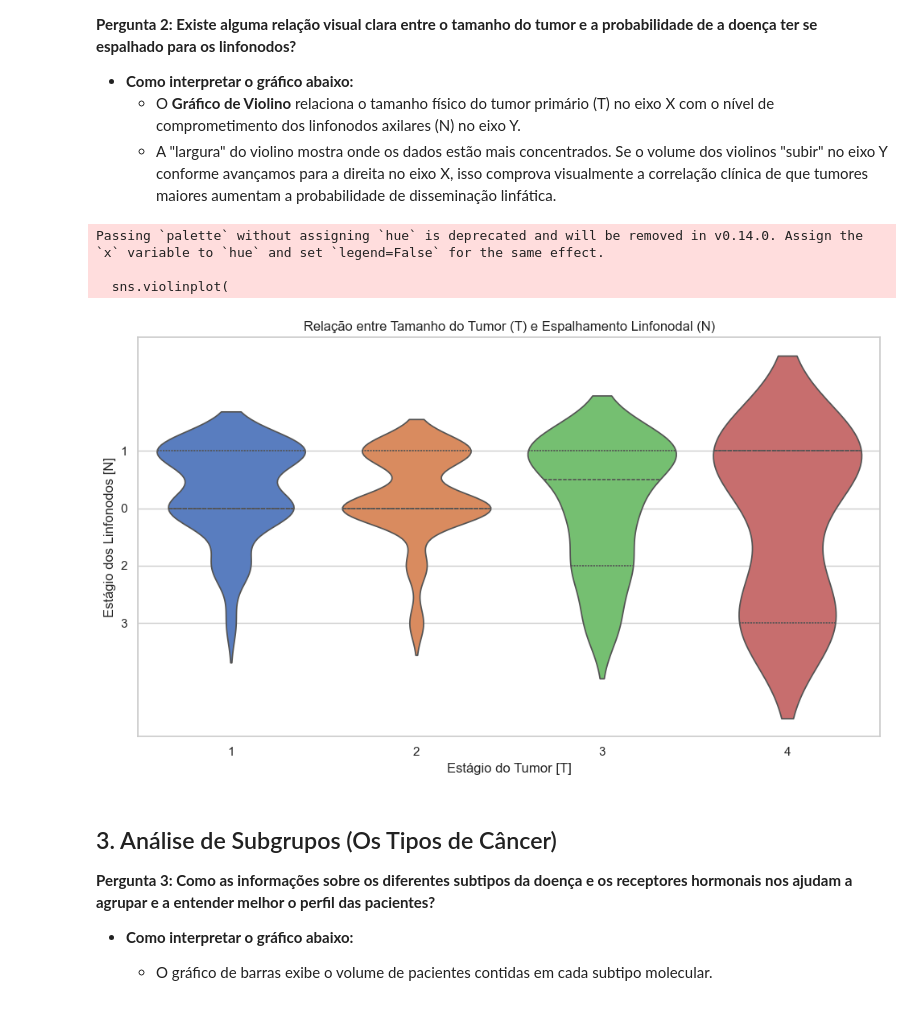
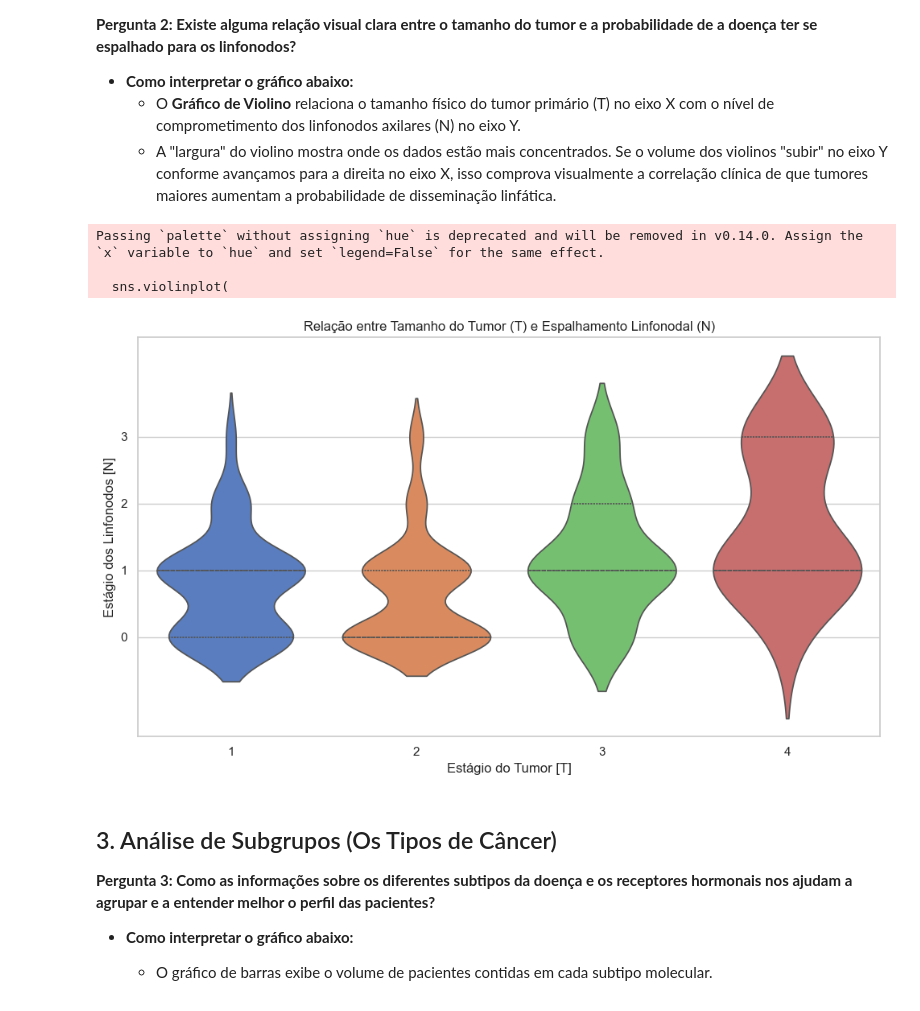
Before and after one commit to GustavoBritodev/pcg-analise-de-dados-cancer-de-mama, a Jupyter notebook: fonte_pcg.ipynb, the cells around one changed output. Cells and saved outputs as stored; diff of their text form; code cells hidden in the pictures.

Commit message:
fix: corrige ordem eixo N violino

```diff
--- a/fonte_pcg.ipynb
+++ b/fonte_pcg.ipynb
@@ -121,28 +121,37 @@ Passing `palette` without assigning `hue` is deprecated and will be removed in v
 # %%
 fig = plt.figure(figsize=(10, 6))
 
 # Tratamento numérico temporal para N-Staging para ordenar visualmente
 node_order = sorted(df_breast_cancer['Staging(Nodes)#(Nx replaced by -1)[N]'].unique())
 
+# Categoria ordenada para que o eixo N siga a ordem 0, 1, 2, 3
+df_violino = df_breast_cancer.copy()
+df_violino['Staging(Nodes)#(Nx replaced by -1)[N]'] = pd.Categorical(
+    df_violino['Staging(Nodes)#(Nx replaced by -1)[N]'], categories=node_order, ordered=True
+)
+
 sns.violinplot(
-    data=df_breast_cancer,
+    data=df_violino,
     x='Staging(Tumor Size)# [T]',
     y='Staging(Nodes)#(Nx replaced by -1)[N]',
     order=stage_t_order,
     inner='quartile',
     palette='muted'
 )
 
+# O seaborn desenha o eixo categórico de cima para baixo; a inversão deixa o estágio 0 na base
+plt.gca().invert_yaxis()
+
 plt.title('Relação entre Tamanho do Tumor (T) e Espalhamento Linfonodal (N)')
 plt.xlabel('Estágio do Tumor [T]')
 plt.ylabel('Estágio dos Linfonodos [N]')
 plt.tight_layout()
 plt.show()
 # %% [output]
 Passing `palette` without assigning `hue` is deprecated and will be removed in v0.14.0. Assign the `x` variable to `hue` and set `legend=False` for the same effect.
 
   sns.violinplot(
-[figure, old version]
+[figure, new version]
 # %% [markdown]
 ## 3. Análise de Subgrupos (Os Tipos de Câncer)
 
```
Also changed, not shown: 1 other file.
